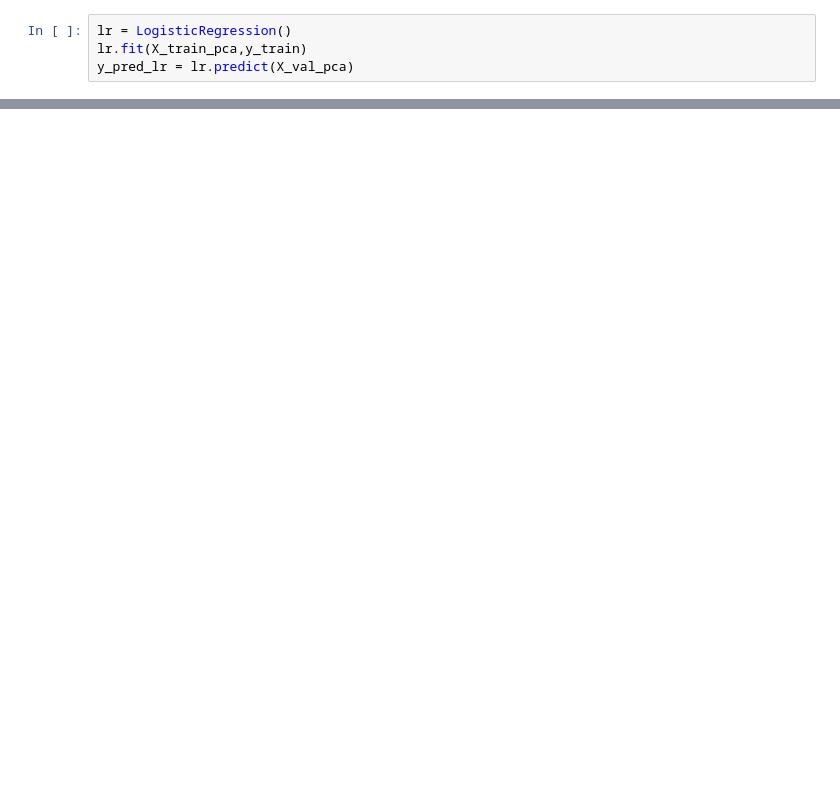
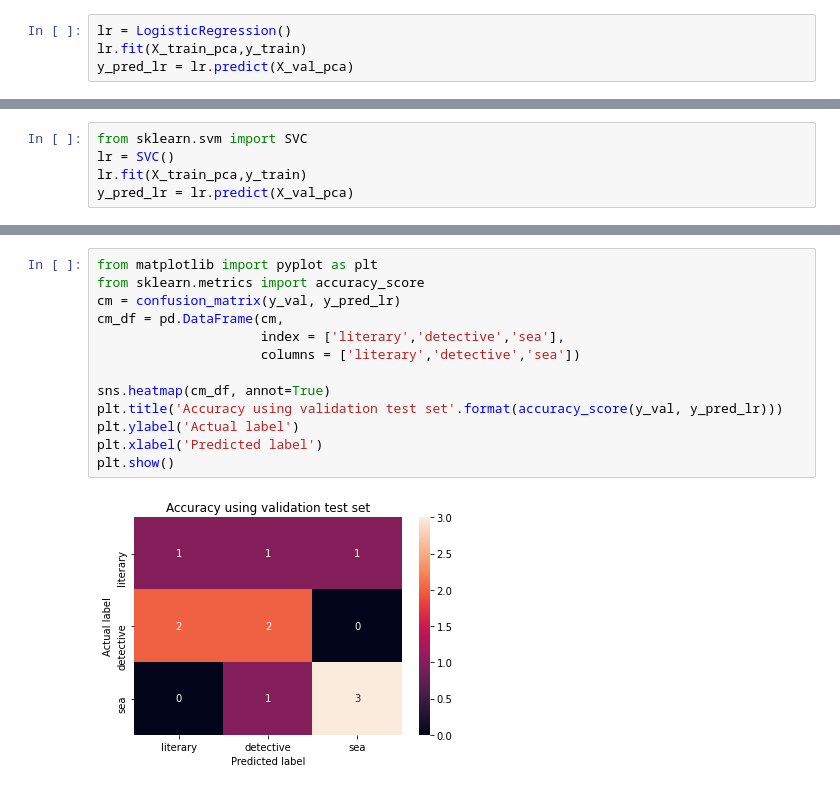
Before and after one commit to BlackCurrantDS/ATiML-Project, a Jupyter notebook: PCA_Analysis.ipynb, the cells around one changed output, grey strips where cells are left out. Saved outputs shown, nothing was run; the diff lists cells and outputs as text; blank space fills up the shorter version.

```diff
--- a/PCA_Analysis.ipynb
+++ b/PCA_Analysis.ipynb
@@ -117,0 +125,5 @@ Detective and Mystery       0.75      1.00      0.86         3
+# %%
+from sklearn.svm import SVC
+lr = SVC()
+lr.fit(X_train_pca,y_train)
+y_pred_lr = lr.predict(X_val_pca)
@@ -117,0 +134,15 @@ Detective and Mystery       0.75      1.00      0.86         3
+# %%
+from matplotlib import pyplot as plt
+from sklearn.metrics import accuracy_score
+cm = confusion_matrix(y_val, y_pred_lr)
+cm_df = pd.DataFrame(cm,
+                     index = ['literary','detective','sea'],
+                     columns = ['literary','detective','sea'])
+
+sns.heatmap(cm_df, annot=True)
+plt.title('Accuracy using validation test set'.format(accuracy_score(y_val, y_pred_lr)))
+plt.ylabel('Actual label')
+plt.xlabel('Predicted label')
+plt.show()
+# %% [output]
+[figure, added]
```
Also changed, not shown: parts of 14 cells of this notebook.
